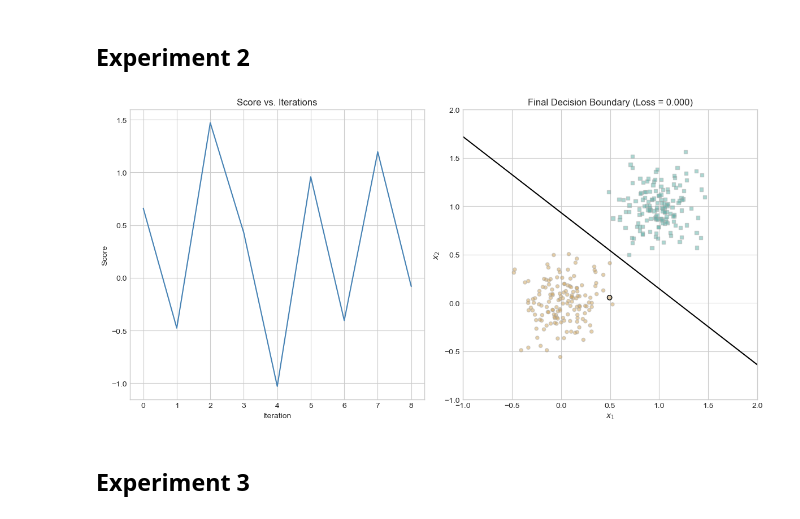
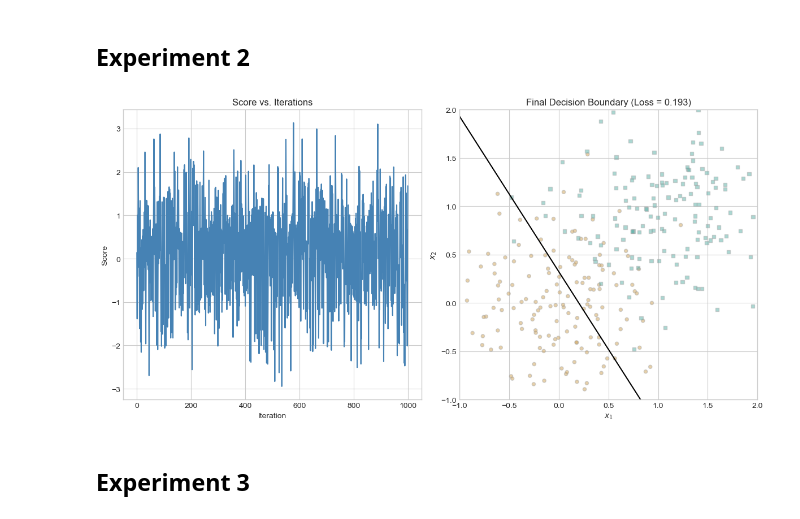
Before and after one commit to EpicET/EpicET.github.io, a Jupyter notebook: posts/blog4/index.ipynb, the cells around one changed output. Saved outputs shown, nothing was run; the diff lists cells and outputs as text; code cells hidden in the pictures.

```diff
--- a/posts/blog4/index.ipynb
+++ b/posts/blog4/index.ipynb
@@ -152,5 +155,9 @@ Ran out of axes to plot. Stopping early.
 # %% [markdown]
 ## Experiment 2
+# %%
+# Create non-linearly separable data
+X, y = perceptron_data(n_points = 300, noise = 0.5)
+n = X.size(0)
 # %%
 torch.manual_seed(1234567)
 
@@ -174,35 +181,34 @@ while loss > 0 and len(score_vec) <= 1000:
     # now p.w is the new value
 
     i = torch.randint(n, size = (1,))
     x_i = X[[i],:]
     y_i = y[i]
     local_loss = p.loss(x_i, y_i).item()
     score = p.score(X).mean()
 
     if local_loss > 0:
         opt.step(x_i, y_i)
 
     if local_loss > 0:
         loss = p.loss(X, y).item()
         score = p.score(X).mean()
         score_vec.append(score)
 
 # plot the score over iterations
 axarr[0].plot(range(len(score_vec)), score_vec, color="steelblue", label="Score")
 axarr[0].set_title("Score vs. Iterations")
 axarr[0].set_xlabel("Iteration")
 axarr[0].set_ylabel("Score")
 
 # Plot the final decision boundary
 plot_perceptron_data(X, y, axarr[1])
 draw_line(p.w, x_min=-1, x_max=2, ax=axarr[1], color="black")
-axarr[1].scatter(X[i, 0], X[i, 1], color="black", facecolors="none", edgecolors="black")
 axarr[1].set_title(f"Final Decision Boundary (Loss = {loss:.3f})")
 axarr[1].set(xlim=(-1, 2), ylim=(-1, 2))
 
 plt.tight_layout()
 # %% [output]
-[figure, old version]
+[figure, new version]
 # %% [markdown]
 ## Experiment 3
 # %%
```
Also changed, not shown: parts of 15 cells of this notebook, 5 other files.
